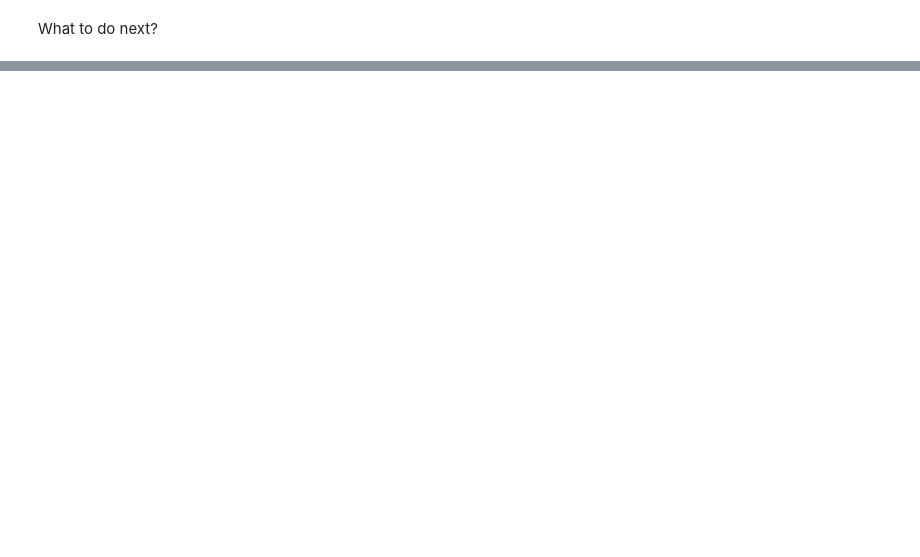
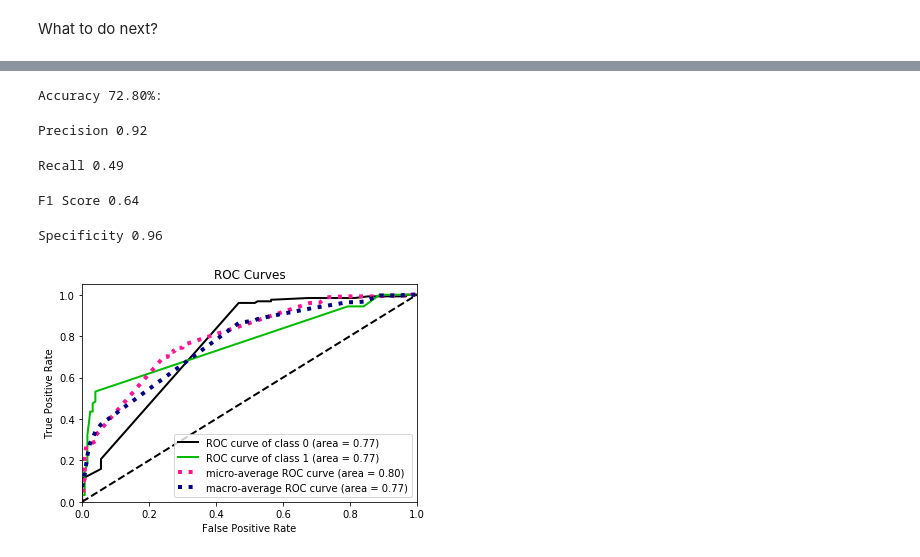
Before and after one commit to pspabhandari/Sentiment..yelp, a Jupyter notebook: Sentiments analysis yelp.ipynb, the cells around one changed output, grey strips where cells are left out. Drawn from its saved outputs; the diff is of its cells as text; code cells hidden in the pictures; blank space fills up the shorter version.

```diff
--- a/Sentiments analysis yelp.ipynb
+++ b/Sentiments analysis yelp.ipynb
@@ -155,0 +168,4 @@ What to do next?
+# %%
+from sklearn.model_selection import train_test_split
+#Splitting the data into train and test set
+X_train, X_test, y_train, y_test = train_test_split(data, target, test_size=0.25, random_state=42)
@@ -155,0 +188,6 @@ What to do next?
+# %%
+#Predicting using Logistic Regression for Binary classification
+from sklearn.linear_model import LogisticRegression
+LR = LogisticRegression()
+LR.fit(X_train,y_train) #fitting the model
+y_pred = LR.predict(X_test) #prediction
@@ -155,0 +213,38 @@ What to do next?
+# %%
+#Accuracy
+Accuracy = (tn+tp)*100/(tp+tn+fp+fn)
+print("Accuracy {:0.2f}%:".format(Accuracy))
+# %% [output]
+Accuracy 72.80%:
+# %%
+#Precision
+Precision = tp/(tp+fp)
+print("Precision {:0.2f}".format(Precision))
+# %% [output]
+Precision 0.92
+# %%
+#Recall /sensitivity: if I want to focus on having least false negative: predicted as negative when it is positive
+Recall = tp/(tp+fn)
+print("Recall {:0.2f}".format(Recall))
+# %% [output]
+Recall 0.49
+# %%
+#F1 Score: balance between precision and recall
+f1 = (2*Precision*Recall)/(Precision + Recall)
+print("F1 Score {:0.2f}".format(f1))
+# %% [output]
+F1 Score 0.64
+# %%
+#Specificity : true negative: negative identified as negative
+Specificity = tn/(tn+fp)
+print("Specificity {:0.2f}".format(Specificity))
+# %% [output]
+Specificity 0.96
+# %%
+#ROC
+import scikitplot as skplt #to make things easy
+y_pred_proba = LR.predict_proba(X_test)
+skplt.metrics.plot_roc_curve(y_test, y_pred_proba)
+plt.show()
+# %% [output]
+[figure, added]
```
Also changed, not shown: parts of 10 cells of this notebook.
